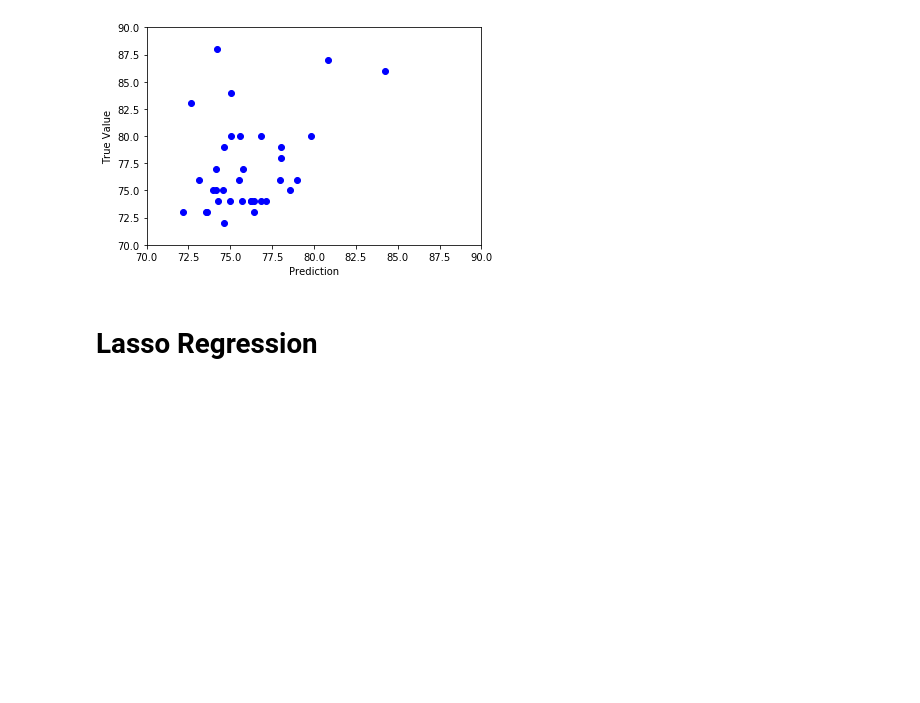
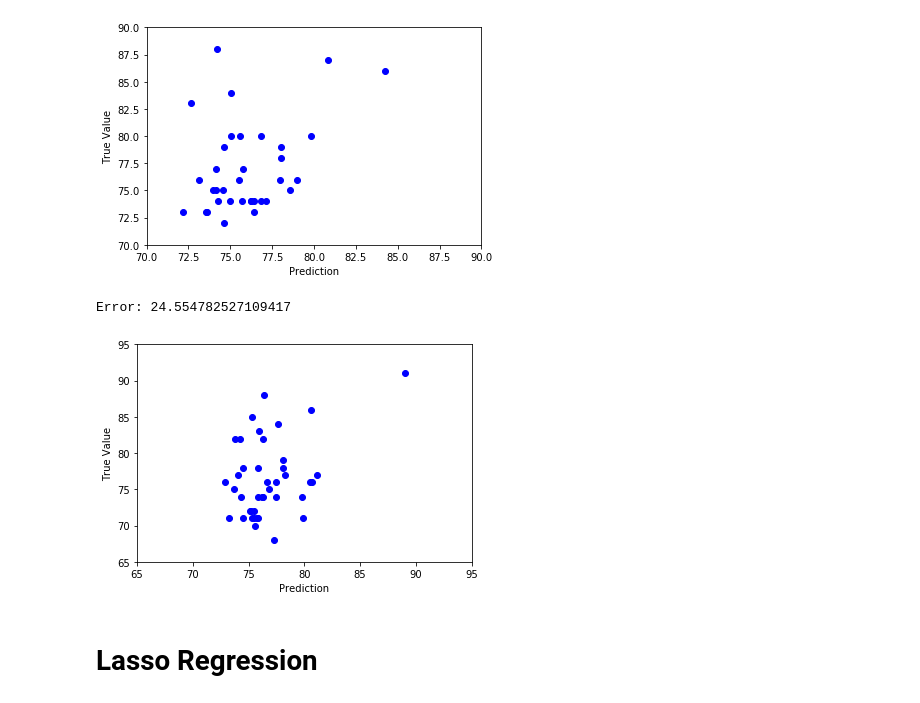
Before and after one commit to akumar2017/NBA-Rookie-Predictions, a Jupyter notebook: 2krank predictions.ipynb, the cells around one changed output. Cells and saved outputs as stored; diff of their text form; code cells hidden in the pictures; blank space fills up the shorter version.

```diff
--- a/2krank predictions.ipynb
+++ b/2krank predictions.ipynb
@@ -216,6 +236,18 @@ Best Lambda for Ridge Regression: 29.25
 Training Error 32.03015666884525
 Test Error 32.092214578006505
 [figure]
+# %%
+rr = Ridge(alpha=29.25)
+rr.fit(x_train,y_train)
+y2_pred = rr.predict(x2)
+scat = plt.scatter(y2_pred,y2, color = 'blue')
+plt.axis((65,95,65,95))
+plt.xlabel('Prediction')
+plt.ylabel('True Value')
+print("Error:", mean_squared_error(y2,y2_pred))
+# %% [output]
+Error: 24.554782527109417
+[figure, added]
 # %% [markdown]
 # Lasso Regression
 # %%
```
Also changed, not shown: parts of 3 cells of this notebook, 8 other files.
